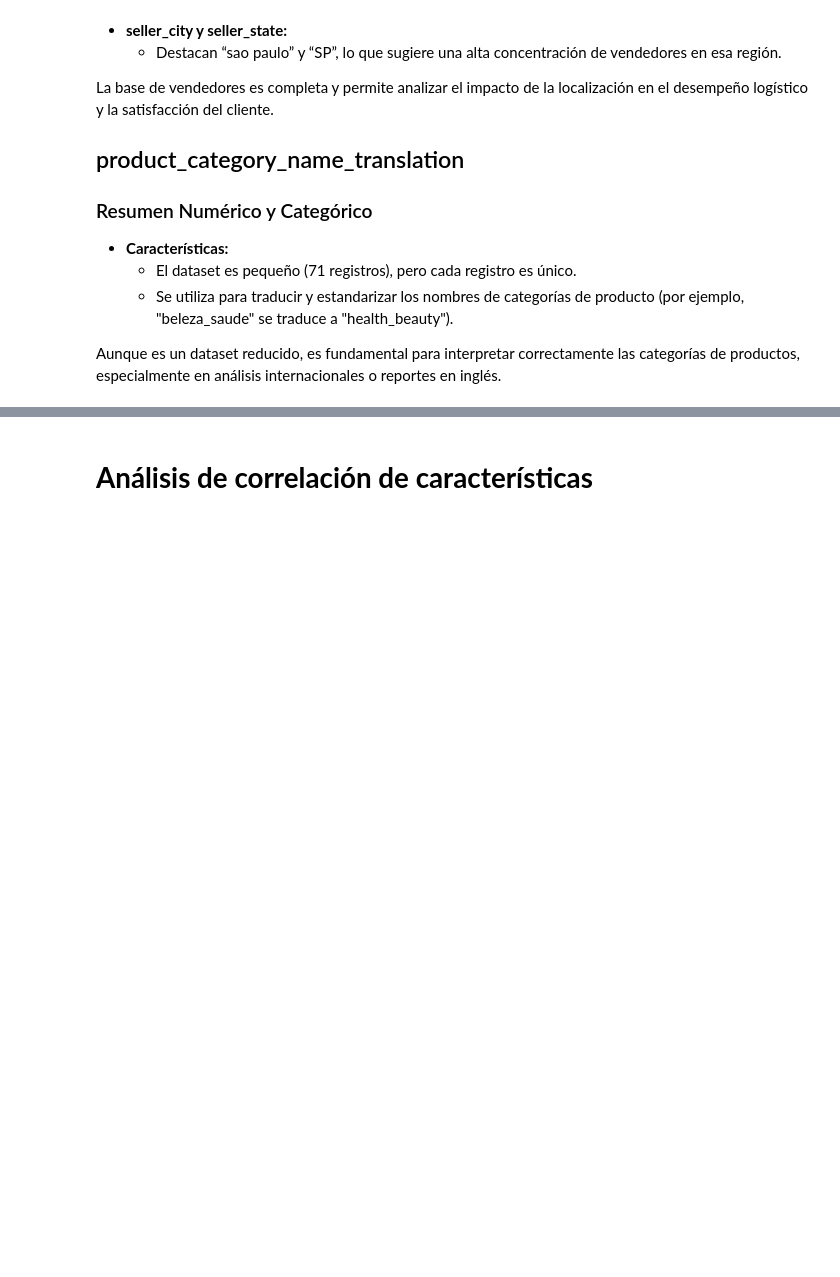
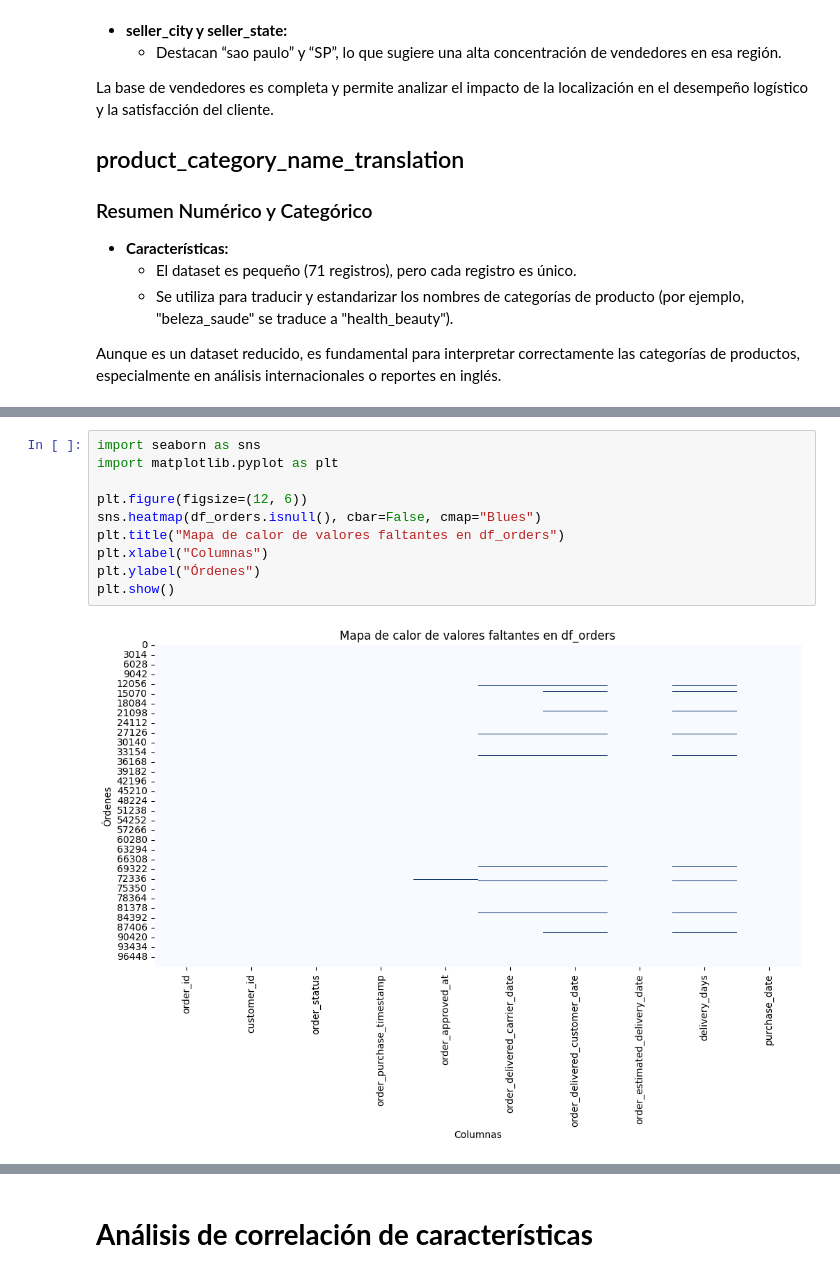
Before and after one commit to Ctribsz/ProyectoFinal-DM, a Jupyter notebook: finalProject.ipynb, the cells around one changed output, grey strips where cells are left out. Saved outputs shown, nothing was run; the diff lists cells and outputs as text; blank space fills up the shorter version.

```diff
--- a/finalProject.ipynb
+++ b/finalProject.ipynb
@@ -488,0 +493,12 @@ Aunque es un dataset reducido, es fundamental para interpretar correctamente las
+# %%
+import seaborn as sns
+import matplotlib.pyplot as plt
+
+plt.figure(figsize=(12, 6))
+sns.heatmap(df_orders.isnull(), cbar=False, cmap="Blues")
+plt.title("Mapa de calor de valores faltantes en df_orders")
+plt.xlabel("Columnas")
+plt.ylabel("Órdenes")
+plt.show()
+# %% [output]
+[figure, added]
```
Also changed, not shown: parts of 23 cells of this notebook.
